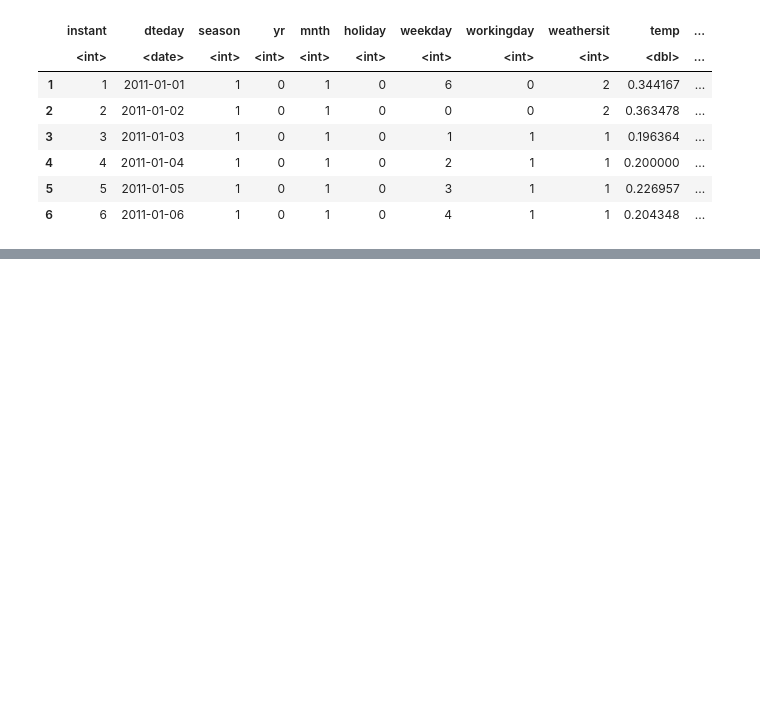
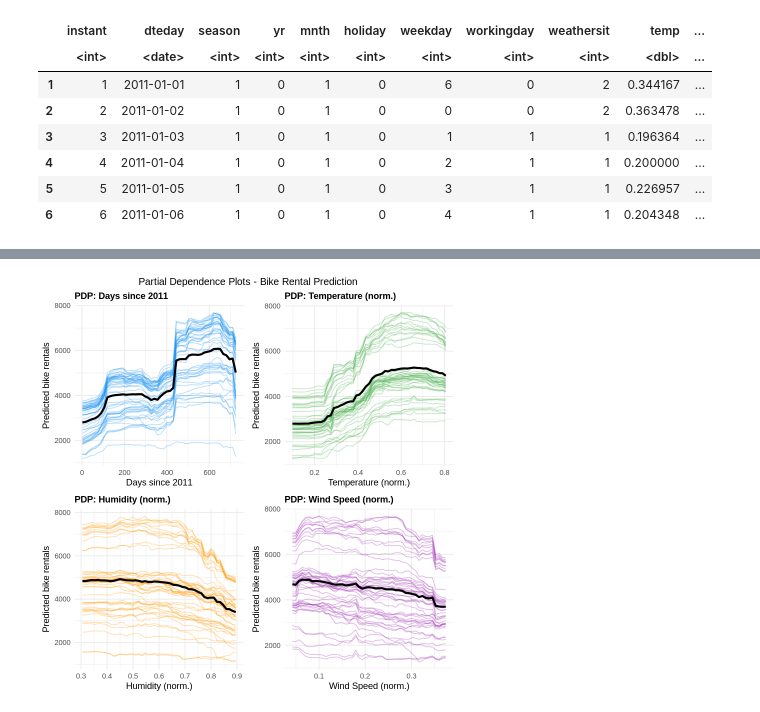
Before and after one commit to ArcherIsa/XAI_Model_agnostic_methods, a Jupyter notebook: XAI3.ipynb, the cells around one changed output, grey strips where cells are left out. Saved outputs shown, nothing was run; the diff lists cells and outputs as text; code cells hidden in the pictures; blank space fills up the shorter version.

Commit message:
Final graphics

```diff
--- a/XAI3.ipynb
+++ b/XAI3.ipynb
@@ -64,17 +63,0 @@ A data.frame: 6 × 17
-# %%
-model_bici <- randomForest(cnt ~ days_since_2011 + temp + hum + windspeed,
-                            data = bike_data, ntree = 100)
-set.seed(42)
-
-features <- c("days_since_2011", "temp", "hum", "windspeed")
-pdp_graficos <- list()
-
-for(f in features) {
-  p <- partial(model_bici, pred.var = f,
-   train = bike_data)
-  pdp_graficos[[f]] <- autoplot(p) + theme_minimal() +
-    ylab("Predicted bike rentals")+
-     ggtitle(paste("PDP of ", f))
-}
-
-pdp_graficos
@@ -166,0 +86,36 @@ $floors
+# %%
+features <- c("days_since_2011", "temp", "hum", "windspeed")
+labels   <- c("Days since 2011", "Temperature (norm.)", "Humidity (norm.)", "Wind Speed (norm.)")
+colores  <- c("#2196F3", "#4CAF50", "#FF9800", "#9C27B0")
+pdp_graficos <- list()
+
+for (i in seq_along(features)) {
+  f <- features[i]
+
+  # ICE curves (individual lines per observation)
+  p_ice <- partial(model_bici, pred.var = f, train = bike_subconj, ice = TRUE)
+
+  # Average PDP line
+  p_avg <- partial(model_bici, pred.var = f, train = bike_subconj)
+
+  # Plot ICE lines + average on top
+  pdp_graficos[[f]] <- ggplot() +
+    # ICE lines (one per sample, semi-transparent)
+    geom_line(data = p_ice,
+              aes(x = .data[[f]], y = yhat, group = yhat.id),
+              colour = colores[i], alpha = 0.3, linewidth = 0.5) +
+    # Average PDP line on top
+    geom_line(data = p_avg,
+              aes(x = .data[[f]], y = yhat),
+              colour = "black", linewidth = 1.2) +
+    theme_minimal(base_size = 11) +
+    xlab(labels[i]) +
+    ylab("Predicted bike rentals") +
+    ggtitle(paste("PDP:", labels[i])) +
+    theme(plot.title = element_text(face = "bold", size = 11))
+}
+
+do.call(grid.arrange, c(pdp_graficos, ncol = 2,
+  top = "Partial Dependence Plots - Bike Rental Prediction"))
+# %% [output]
+[figure, added]
```
Also changed, not shown: parts of 29 cells of this notebook.
